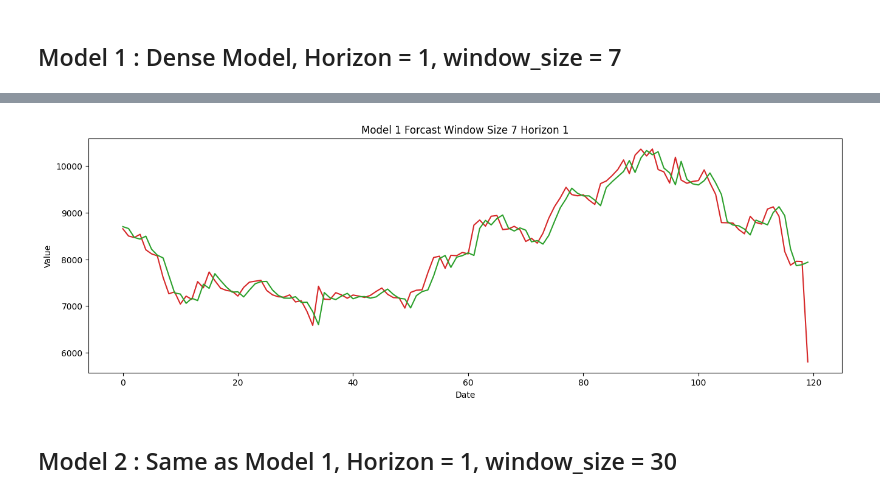
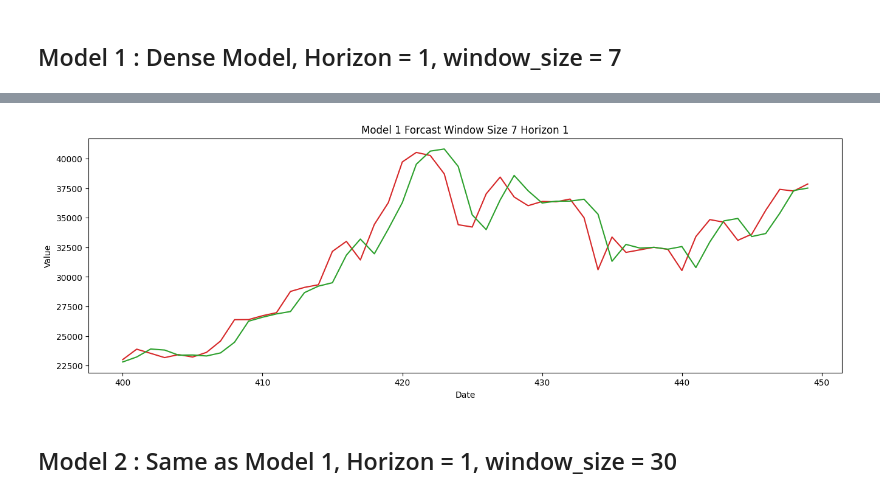
Before and after one commit to anilkumarKanasani/tensorflow-deep-learning, a Jupyter notebook: Notebooks/09_Time_series_predictions.ipynb, the cells around one changed output, grey strips where cells are left out. Saved outputs shown, nothing was run; the diff lists cells and outputs as text; code cells hidden in the pictures.

Commit message:
Saving model checkpoints and modifying widowing

```diff
--- a/Notebooks/09_Time_series_predictions.ipynb
+++ b/Notebooks/09_Time_series_predictions.ipynb
@@ -303,29 +364,3 @@ Total params: 1,153
 Trainable params: 1,153
 Non-trainable params: 0
 _________________________________________________________________
-# %%
-def get_window_data(y_train,y_test, window_size, horizon):
-    X_train_windowed = []
-    y_train_Horizons = []
-    for i in range(window_size,len(y_train)-window_size):
-        X_train_windowed.append(y_train[i-window_size:i])
-        y_train_Horizons.append(y_train[i:i+horizon])
-    X_train_windowed = np.array(X_train_windowed)
-    y_train_Horizons = np.array(y_train_Horizons)
-
-    print(f"X_train_windowed shape: {X_train_windowed.shape}")
-    print(f"y_train_Horizons shape: {y_train_Horizons.shape}")
-
-    X_test_windowed = []
-    y_test_Horizons = []
-    for i in range(window_size,len(y_test)-window_size):
-        X_test_windowed.append(y_test[i-window_size:i])
-        y_test_Horizons.append(y_test[i:i+horizon])
-    X_test_windowed = np.array(X_test_windowed)
-    y_test_Horizons = np.array(y_test_Horizons)
-    print(f"X_test_windowed shape: {X_test_windowed.shape}")
-    print(f"y_test_Horizons shape: {y_test_Horizons.shape}")
-    return X_train_windowed, y_train_Horizons, X_test_windowed, y_test_Horizons
-
-
-X_train_windowed, y_train_Horizons, X_test_windowed, y_test_Horizons = get_window_data(y_train,y_test, window_size=7, horizon=1)
@@ -366,3 +424,9 @@ Epoch 100/100
+# %%
+# load the model from the checkpoint
+model_1 = tf.keras.models.load_model('model_check_point_logs/model_1_Horizon_1_window_size_7')
+
+# save the model
+model_1.save('saved_models/model_1_Horizon_1_window_size_7.h5')
 # %%
 # get the evaluation metrics for model_1
 model_1.evaluate(X_test_windowed, y_test_Horizons)
@@ -388,7 +448,7 @@ model_1_forcast_metrics
 # %%
-plot_forcast(pd.Series(np.squeeze(y_test_Horizons)), y_pred_1, start=0, end=120,title='Model 1 Forcast Window Size 7 Horizon 1')
+plot_forcast(pd.Series(np.squeeze(y_test_Horizons)), y_pred_1, start=400, end=450,title='Model 1 Forcast Window Size 7 Horizon 1')
 # %% [output]
-[figure, old version]
+[figure, new version]
 # %% [markdown]
 ## Model 2 : Same as Model 1,  Horizon = 1, window_size = 30
 # %%
```
Also changed, not shown: parts of 31 cells of this notebook, 2 other files.
